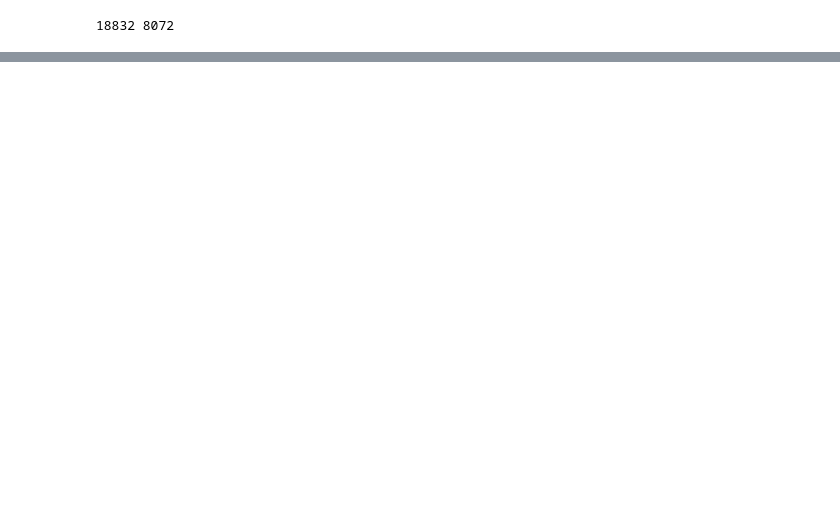
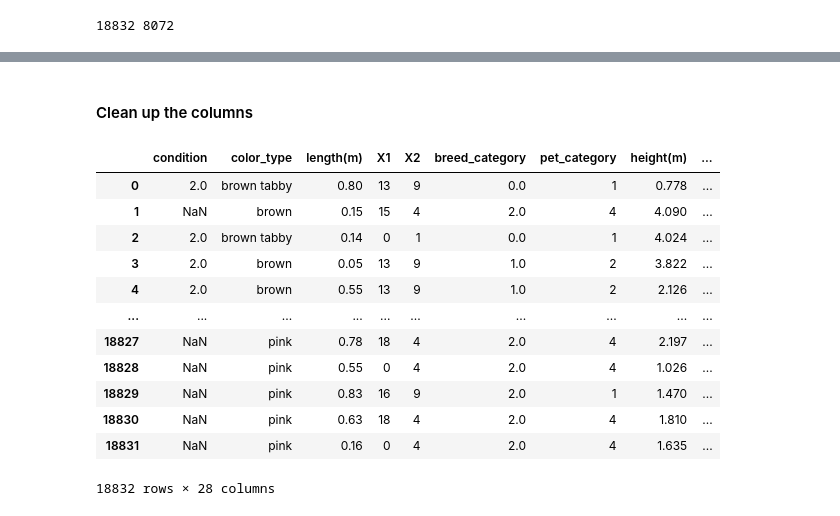
Before and after one commit to ShaunakSen/Data-Science-and-Machine-Learning, a Jupyter notebook: Hackerearth Project - Pet Adoption/Hackerearth ML Project - Pet Adoption.ipynb, the cells around one changed output, grey strips where cells are left out. Drawn from its saved outputs; the diff is of its cells as text; code cells hidden in the pictures; blank space fills up the shorter version.

```diff
--- a/Hackerearth Project - Pet Adoption/Hackerearth ML Project - Pet Adoption.ipynb
+++ b/Hackerearth Project - Pet Adoption/Hackerearth ML Project - Pet Adoption.ipynb
@@ -906,0 +1072,4 @@ te_df[['color_type', 'generic_color', 'special_tag']].sample(10)
+# %% [markdown]
+#### Clean up the columns
+# %%
+tr_df_with_color.drop(columns=['issue_date', 'listing_date', 'height(cm)', 'Color', 'Name', '#RRGGBB (Hex Code)', 'R,G,B (Decimal code)'], inplace=True)
@@ -906,0 +1078,16 @@ te_df[['color_type', 'generic_color', 'special_tag']].sample(10)
+# %%
+tr_df_with_color.columns
+# %% [output]
+|  | condition | color_type | length(m) | X1 | X2 | breed_category | pet_category | height(m) | ... |
+| 0 | 2.0 | brown tabby | 0.80 | 13 | 9 | 0.0 | 1 | 0.778 | ... |
+| 1 | NaN | brown | 0.15 | 15 | 4 | 2.0 | 4 | 4.090 | ... |
+| 2 | 2.0 | brown tabby | 0.14 | 0 | 1 | 0.0 | 1 | 4.024 | ... |
+| 3 | 2.0 | brown | 0.05 | 13 | 9 | 1.0 | 2 | 3.822 | ... |
+| 4 | 2.0 | brown | 0.55 | 13 | 9 | 1.0 | 2 | 2.126 | ... |
+| ... | ... | ... | ... | ... | ... | ... | ... | ... | ... |
+| 18827 | NaN | pink | 0.78 | 18 | 4 | 2.0 | 4 | 2.197 | ... |
+| 18828 | NaN | pink | 0.55 | 0 | 4 | 2.0 | 4 | 1.026 | ... |
+| 18829 | NaN | pink | 0.83 | 16 | 9 | 2.0 | 1 | 1.470 | ... |
+| 18830 | NaN | pink | 0.63 | 18 | 4 | 2.0 | 4 | 1.810 | ... |
+| 18831 | NaN | pink | 0.16 | 0 | 4 | 2.0 | 4 | 1.635 | ... |
+18832 rows × 28 columns
```
Also changed, not shown: parts of 16 cells of this notebook.
